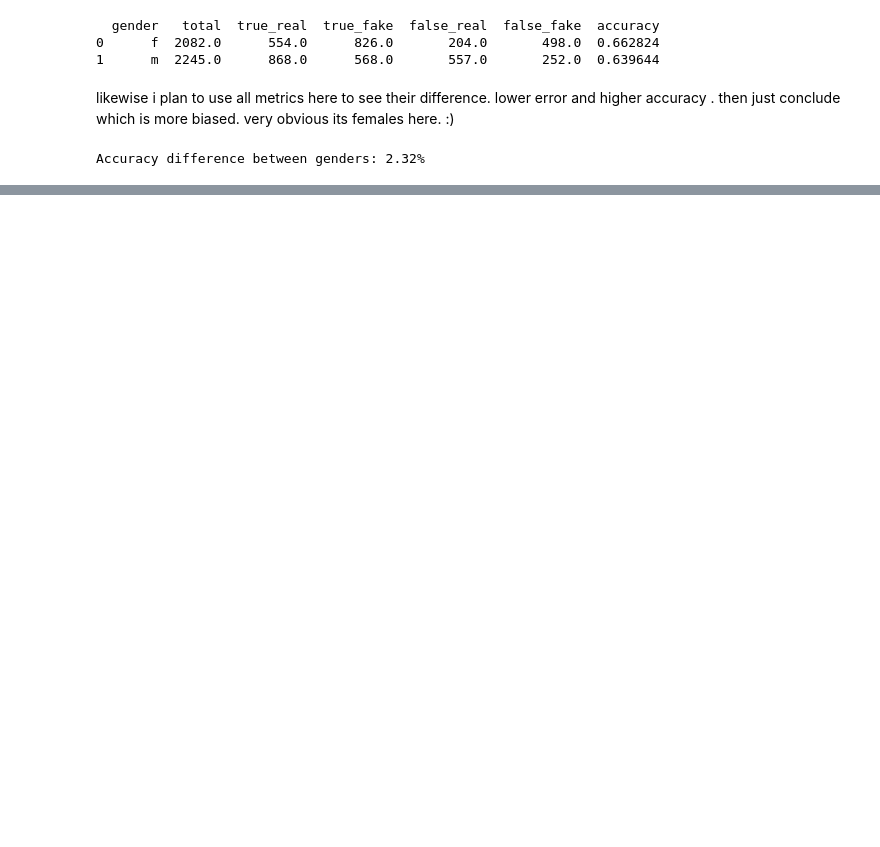
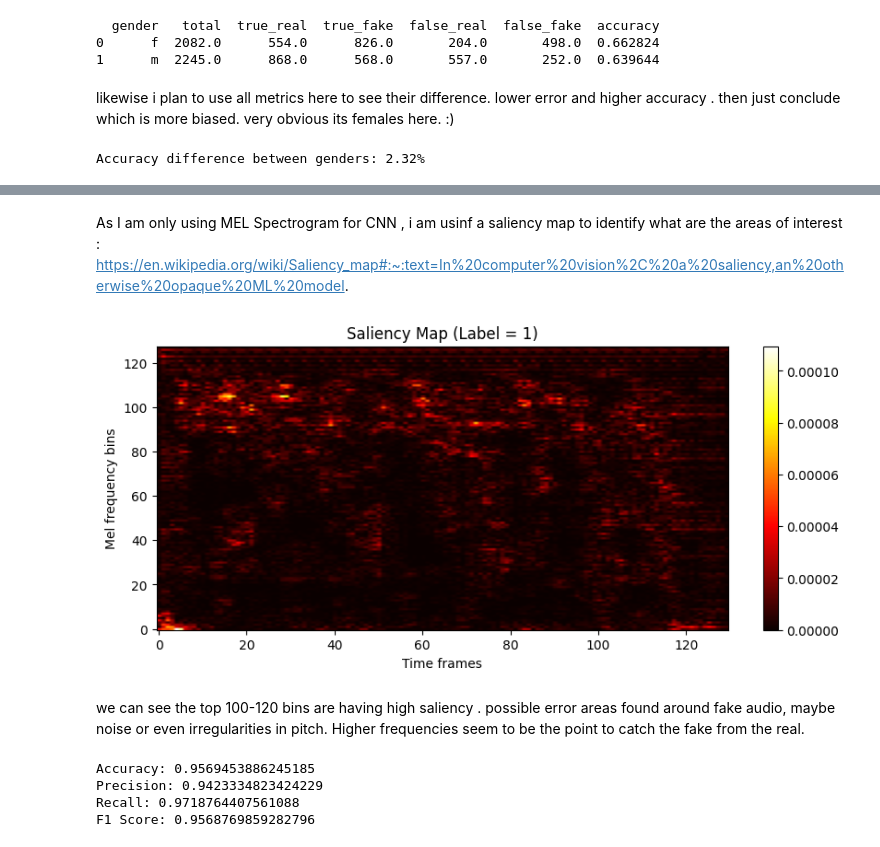
Before and after one commit to Nimsaa/deepfake_thesis, a Jupyter notebook: thesis1.ipynb, the cells around one changed output, grey strips where cells are left out. Drawn from its saved outputs; the diff is of its cells as text; code cells hidden in the pictures; blank space fills up the shorter version.

```diff
--- a/thesis1.ipynb
+++ b/thesis1.ipynb
@@ -329,7 +331,7 @@ import librosa
 import numpy as np
 
 def lpc(signal, order):
-    """Levinson-Durbin recursion to solve LPC"""
+    # LPC Levinson-Durbin recursion
     from scipy.linalg import solve_toeplitz
     autocorr = np.correlate(signal, signal, mode='full')
     autocorr = autocorr[len(autocorr)//2:]
@@ -517,3 +521,6 @@ df_complete.to_csv("/content/drive/MyDrive/odss/log_reg_features_complete.csv",
+# %%
+import pandas as pd
+df_complete=pd.read_csv("/content/drive/MyDrive/odss/log_reg_features_complete.csv")
 # %%
 df_complete
 # %% [output]
@@ -702,0 +997,4 @@ Accuracy difference between genders: 2.32%
+# %%
+dataset = SpectrogramDataset("/content/drive/MyDrive/odss/cnn_metadata.csv")
+x, y = dataset[0]
+print(x.shape, y)  # looking for something like : torch.Size([1, 128, 130]) tensor(0.) or tensor(1.)
@@ -702,0 +1039,7 @@ Accuracy difference between genders: 2.32%
+# %%
+device = torch.device("cuda" if torch.cuda.is_available() else "cpu")
+
+model = AudioCNN().to(device)
+
+loss_fn = nn.BCELoss()
+optimizer = torch.optim.Adam(model.parameters(), lr=0.001)
@@ -702,0 +1090,34 @@ Accuracy difference between genders: 2.32%
+# %% [markdown]
+As I am only using MEL Spectrogram for CNN , i am usinf a saliency map to identify what are the areas of interest : https://en.wikipedia.org/wiki/Saliency_map#:~:text=In%20computer%20vision%2C%20a%20saliency,an%20otherwise%20opaque%20ML%20model.
+# %%
+import torch
+import matplotlib.pyplot as plt
+
+# Move model to device
+device = torch.device("cuda" if torch.cuda.is_available() else "cpu")
+model.to(device)
+model.eval()
+
+# Get a sample and move to device
+spec, label = dataset[test_idx[0]]
+input_tensor = spec.unsqueeze(0).to(device).requires_grad_()
+
+# Forward pass
+output = model(input_tensor)
+output.backward()
+
+#saliency map
+saliency = input_tensor.grad.abs().squeeze().cpu().numpy()
+
+# Plot
+plt.figure(figsize=(10, 4))
+plt.imshow(saliency, cmap='hot', aspect='auto', origin='lower')
+plt.title(f"Saliency Map (Label = {int(label.item())})")
+plt.xlabel("Time frames")
+plt.ylabel("Mel frequency bins")
+plt.colorbar()
+plt.show()
+# %% [output]
+[figure, added]
+# %% [markdown]
+we can see the top  100-120 bins are having high saliency . possible error areas found around fake audio, maybe noise or even irregularities in pitch. Higher frequencies seem to be the point to catch the fake from the real.
@@ -702,0 +1140,12 @@ Accuracy difference between genders: 2.32%
+# %%
+from sklearn.metrics import accuracy_score, precision_score, recall_score, f1_score
+
+print("Accuracy:", accuracy_score(y_true, y_pred))
+print("Precision:", precision_score(y_true, y_pred))
+print("Recall:", recall_score(y_true, y_pred))
+print("F1 Score:", f1_score(y_true, y_pred))
+# %% [output]
+Accuracy: 0.9569453886245185
+Precision: 0.9423334823424229
+Recall: 0.9718764407561088
+F1 Score: 0.9568769859282796
```
Also changed, not shown: parts of 44 cells of this notebook.
